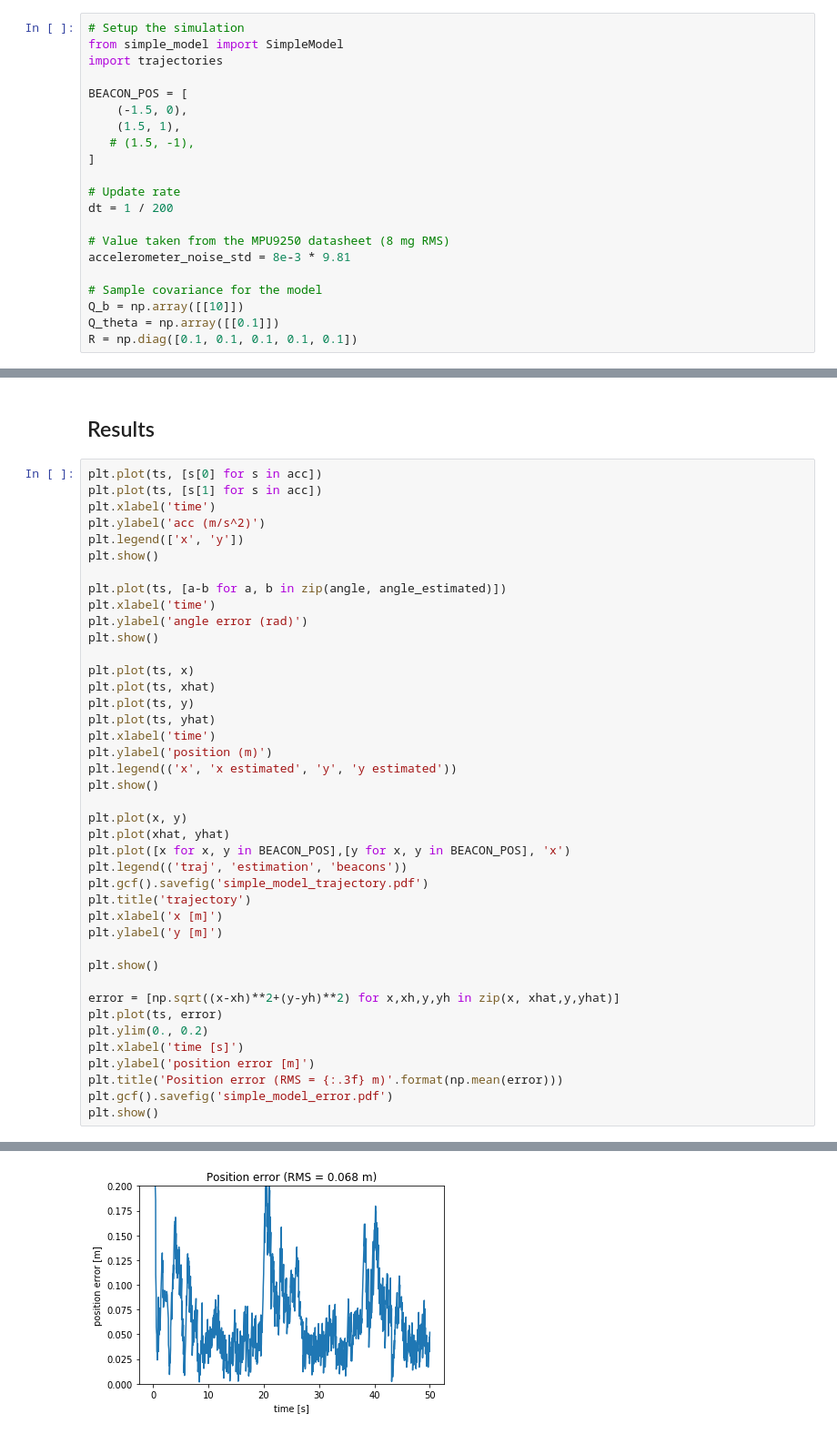
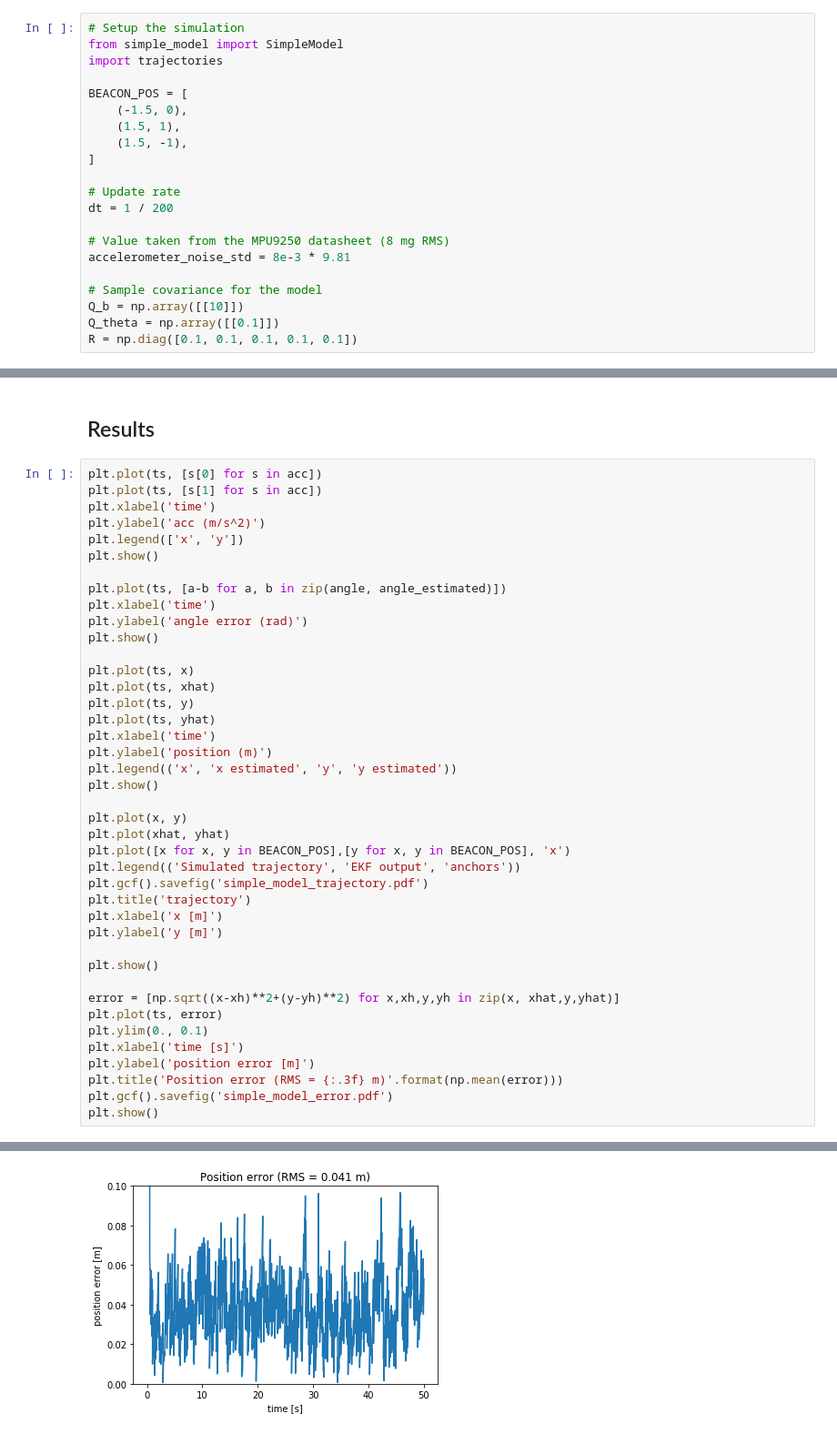
Before and after one commit to cvra/robot-software, a Jupyter notebook: doc/report/models/Simple model.ipynb, the cells around one changed output, grey strips where cells are left out. Shown at 91% size. Saved outputs shown, nothing was run; the diff lists cells and outputs as text.

```diff
--- a/doc/report/models/Simple model.ipynb
+++ b/doc/report/models/Simple model.ipynb
@@ -121,7 +121,7 @@ import trajectories
 BEACON_POS = [
     (-1.5, 0),
     (1.5, 1),
-   # (1.5, -1),
+    (1.5, -1),
 ]
 
 # Update rate
@@ -198,7 +198,7 @@ plt.show()
 plt.plot(x, y)
 plt.plot(xhat, yhat)
 plt.plot([x for x, y in BEACON_POS],[y for x, y in BEACON_POS], 'x')
-plt.legend(('traj', 'estimation', 'beacons'))
+plt.legend(('Simulated trajectory', 'EKF output', 'anchors'))
 plt.gcf().savefig('simple_model_trajectory.pdf')
 plt.title('trajectory')
 plt.xlabel('x [m]')
@@ -208,7 +208,7 @@ plt.show()
 
 error = [np.sqrt((x-xh)**2+(y-yh)**2) for x,xh,y,yh in zip(x, xhat,y,yhat)]
 plt.plot(ts, error)
-plt.ylim(0., 0.2)
+plt.ylim(0., 0.1)
 plt.xlabel('time [s]')
 plt.ylabel('position error [m]')
 plt.title('Position error (RMS = {:.3f} m)'.format(np.mean(error)))
@@ -222 +222 @@ plt.show()
-[figure, old version]
+[figure, new version]
```
Also changed, not shown: parts of 1 cell of this notebook, 2 other files.
